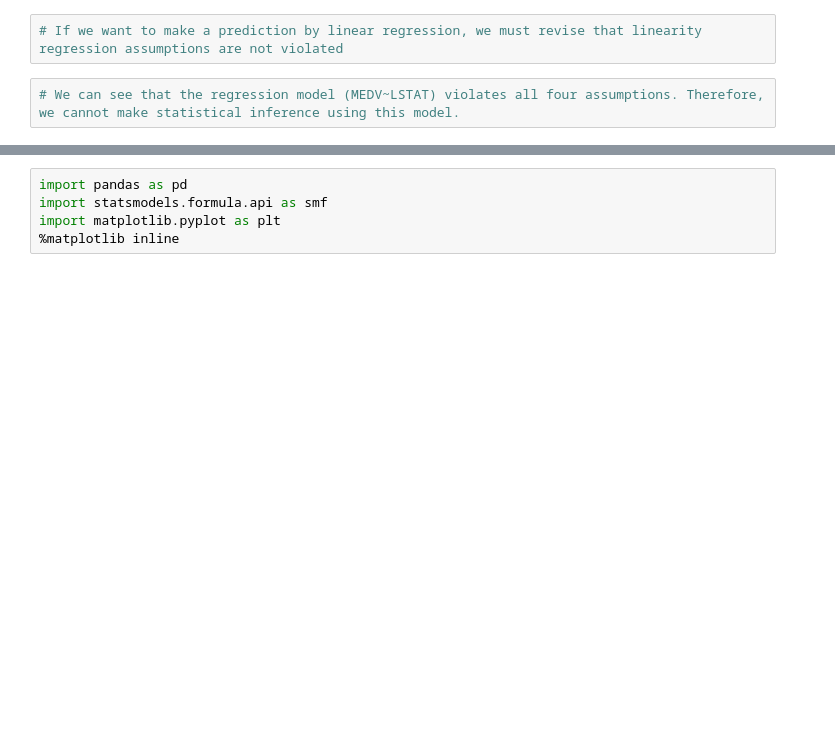
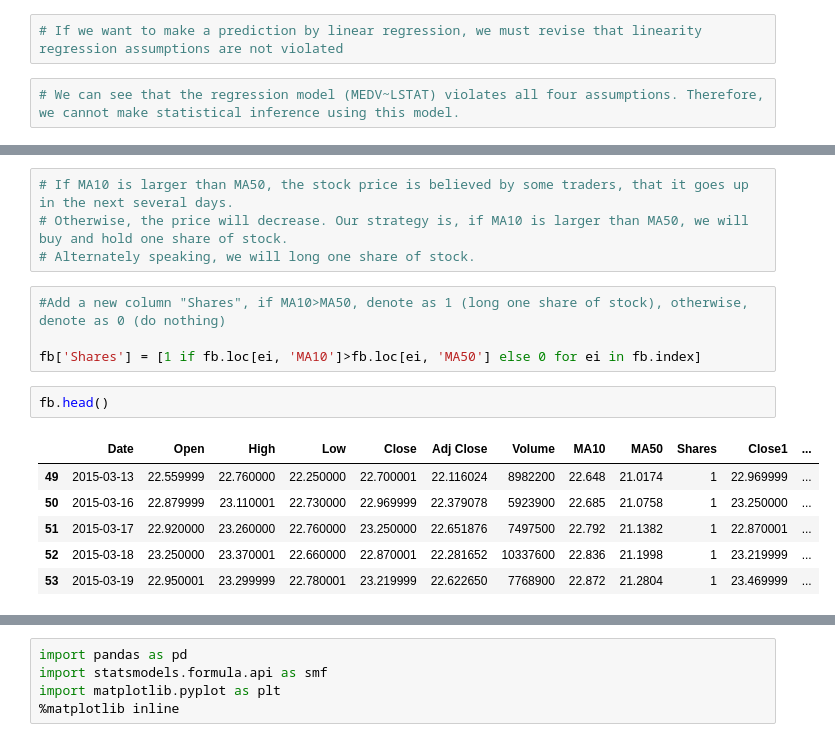
Before and after one commit to spribylova/Python_Finance_Linear_Regression, a Jupyter notebook: Linear_regression.ipynb, the cells around one changed output, grey strips where cells are left out. Drawn from its saved outputs; the diff is of its cells as text; blank space fills up the shorter version.

```diff
--- a/Linear_regression.ipynb
+++ b/Linear_regression.ipynb
@@ -6,0 +29,17 @@
+# %%
+# If MA10 is larger than MA50, the stock price is believed by some traders, that it goes up in the next several days.
+# Otherwise, the price will decrease. Our strategy is, if MA10 is larger than MA50, we will buy and hold one share of stock.
+# Alternately speaking, we will long one share of stock.
+# %%
+#Add a new column "Shares", if MA10>MA50, denote as 1 (long one share of stock), otherwise, denote as 0 (do nothing)
+
+fb['Shares'] = [1 if fb.loc[ei, 'MA10']>fb.loc[ei, 'MA50'] else 0 for ei in fb.index]
+# %%
+fb.head()
+# %% [output]
+|  | Date | Open | High | Low | Close | Adj Close | Volume | MA10 | MA50 | Shares | Close1 | ... |
+| 49 | 2015-03-13 | 22.559999 | 22.760000 | 22.250000 | 22.700001 | 22.116024 | 8982200 | 22.648 | 21.0174 | 1 | 22.969999 | ... |
+| 50 | 2015-03-16 | 22.879999 | 23.110001 | 22.730000 | 22.969999 | 22.379078 | 5923900 | 22.685 | 21.0758 | 1 | 23.250000 | ... |
+| 51 | 2015-03-17 | 22.920000 | 23.260000 | 22.760000 | 23.250000 | 22.651876 | 7497500 | 22.792 | 21.1382 | 1 | 22.870001 | ... |
+| 52 | 2015-03-18 | 23.250000 | 23.370001 | 22.660000 | 22.870001 | 22.281652 | 10337600 | 22.836 | 21.1998 | 1 | 23.219999 | ... |
+| 53 | 2015-03-19 | 22.950001 | 23.299999 | 22.780001 | 23.219999 | 22.622650 | 7768900 | 22.872 | 21.2804 | 1 | 23.469999 | ... |
```
Also changed, not shown: parts of 7 cells of this notebook.
